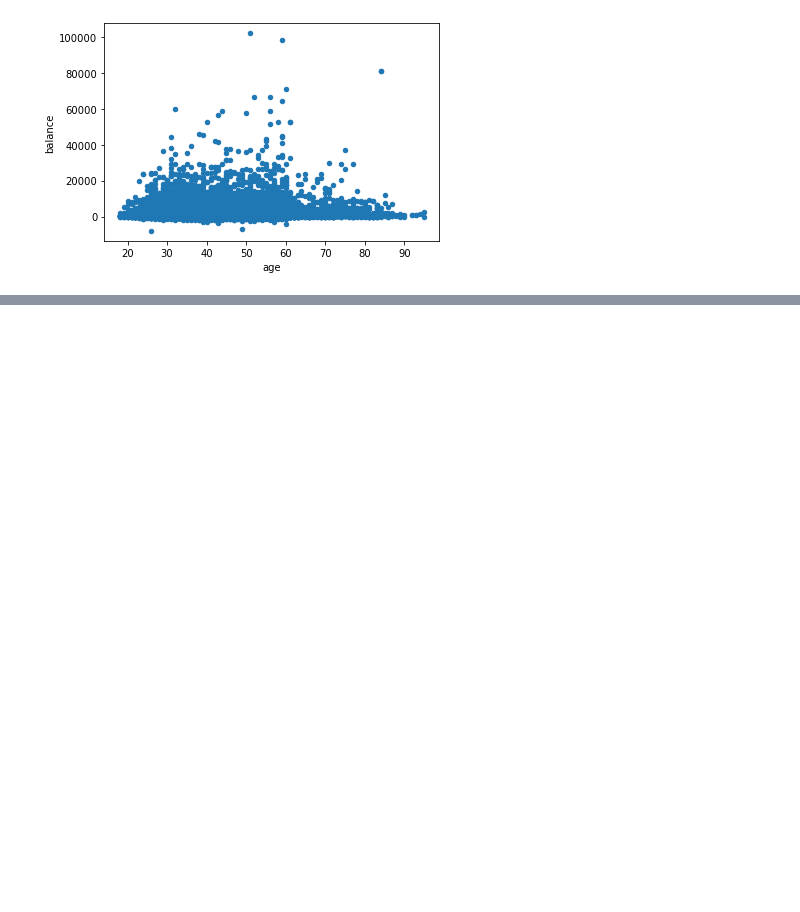
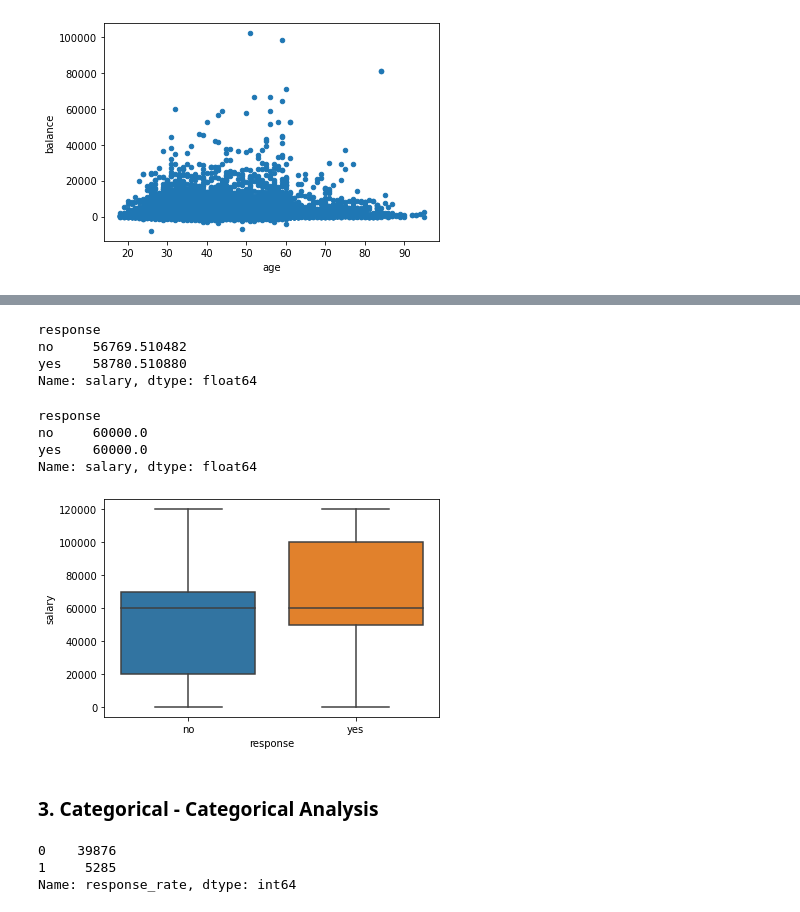
Before and after one commit to keijiart/EDA_Marketing, a Jupyter notebook: EDA_Marketing.ipynb, the cells around one changed output, grey strips where cells are left out. Saved outputs shown, nothing was run; the diff lists cells and outputs as text; code cells hidden in the pictures; blank space fills up the shorter version.

```diff
--- a/EDA_Marketing.ipynb
+++ b/EDA_Marketing.ipynb
@@ -206,0 +232,28 @@ plt.show()
+# %%
+data.groupby('response')['salary'].mean()
+# %% [output]
+response
+no     56769.510482
+yes    58780.510880
+Name: salary, dtype: float64
+# %%
+data.groupby('response')['salary'].median()
+# %% [output]
+response
+no     60000.0
+yes    60000.0
+Name: salary, dtype: float64
+# %%
+sns.boxplot(data.response, data.salary)
+plt.show()
+# %% [output]
+[figure, added]
+# %% [markdown]
+### 3. Categorical - Categorical Analysis
+# %%
+data['response_rate'] = np.where(data.response=='yes', 1, 0)
+data.response_rate.value_counts()
+# %% [output]
+0    39876
+1     5285
+Name: response_rate, dtype: int64
```
Also changed, not shown: parts of 12 cells of this notebook.
